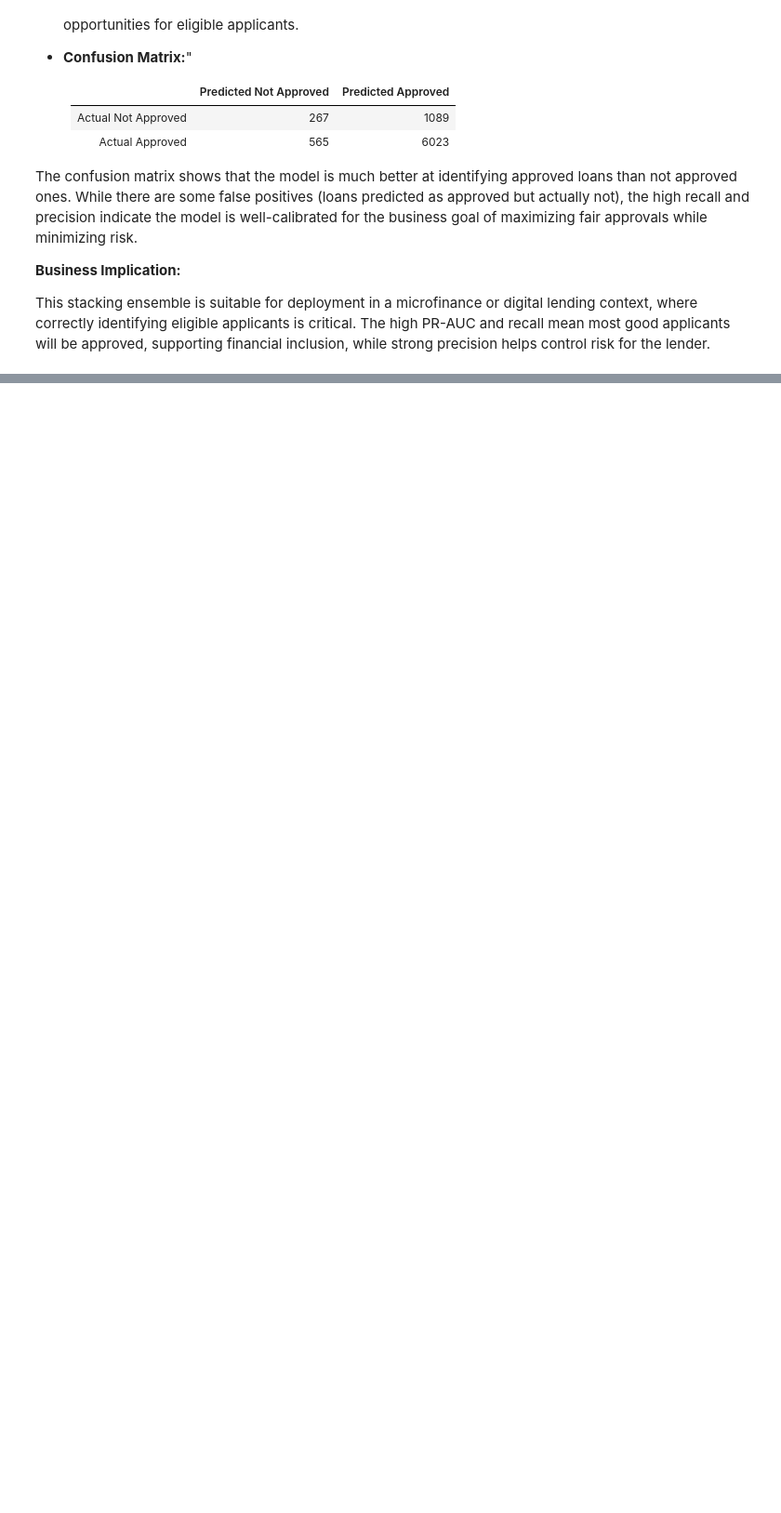
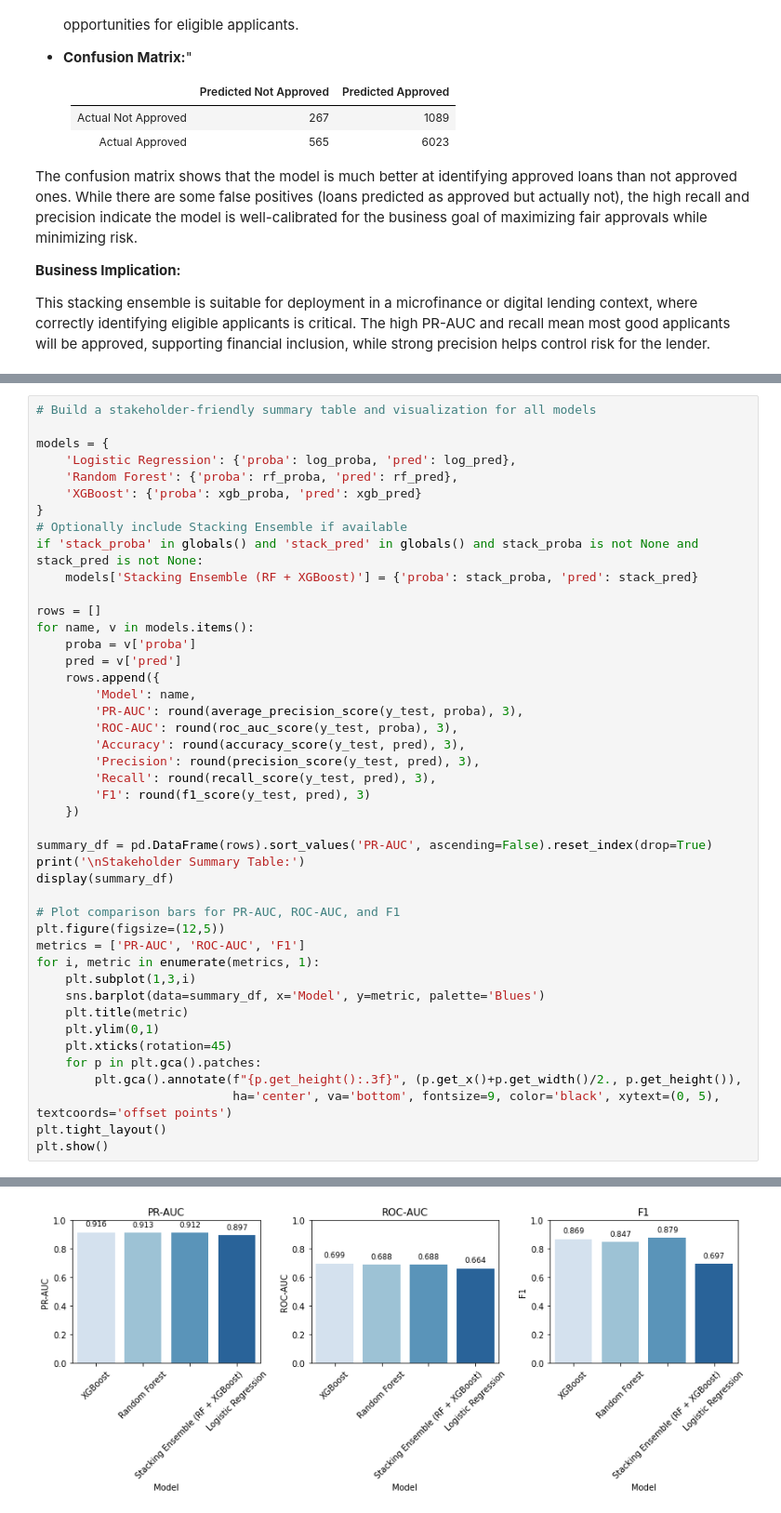
Before and after one commit to KweyuV/Digitizing-Loan-Approvals-for-Financial-Inclusion, a Jupyter notebook: Loan_approval_final.ipynb, the cells around one changed output, grey strips where cells are left out. Shown at 93% size. Drawn from its saved outputs; the diff is of its cells as text; blank space fills up the shorter version.

Commit message:
Add model comparison

```diff
--- a/Loan_approval_final.ipynb
+++ b/Loan_approval_final.ipynb
@@ -789,0 +799,45 @@ This stacking ensemble is suitable for deployment in a microfinance or digital l
+# %%
+# Build a stakeholder-friendly summary table and visualization for all models
+
+models = {
+    'Logistic Regression': {'proba': log_proba, 'pred': log_pred},
+    'Random Forest': {'proba': rf_proba, 'pred': rf_pred},
+    'XGBoost': {'proba': xgb_proba, 'pred': xgb_pred}
+}
+# Optionally include Stacking Ensemble if available
+if 'stack_proba' in globals() and 'stack_pred' in globals() and stack_proba is not None and stack_pred is not None:
+    models['Stacking Ensemble (RF + XGBoost)'] = {'proba': stack_proba, 'pred': stack_pred}
+
+rows = []
+for name, v in models.items():
+    proba = v['proba']
+    pred = v['pred']
+    rows.append({
+        'Model': name,
+        'PR-AUC': round(average_precision_score(y_test, proba), 3),
+        'ROC-AUC': round(roc_auc_score(y_test, proba), 3),
+        'Accuracy': round(accuracy_score(y_test, pred), 3),
+        'Precision': round(precision_score(y_test, pred), 3),
+        'Recall': round(recall_score(y_test, pred), 3),
+        'F1': round(f1_score(y_test, pred), 3)
+    })
+
+summary_df = pd.DataFrame(rows).sort_values('PR-AUC', ascending=False).reset_index(drop=True)
+print('\nStakeholder Summary Table:')
+display(summary_df)
+
+# Plot comparison bars for PR-AUC, ROC-AUC, and F1
+plt.figure(figsize=(12,5))
+metrics = ['PR-AUC', 'ROC-AUC', 'F1']
+for i, metric in enumerate(metrics, 1):
+    plt.subplot(1,3,i)
+    sns.barplot(data=summary_df, x='Model', y=metric, palette='Blues')
+    plt.title(metric)
+    plt.ylim(0,1)
+    plt.xticks(rotation=45)
+    for p in plt.gca().patches:
+        plt.gca().annotate(f"{p.get_height():.3f}", (p.get_x()+p.get_width()/2., p.get_height()),
+                           ha='center', va='bottom', fontsize=9, color='black', xytext=(0, 5), textcoords='offset points')
+plt.tight_layout()
+plt.show()
+# %% [output]
@@ -789,0 +850 @@ This stacking ensemble is suitable for deployment in a microfinance or digital l
+[figure, added]
```
Also changed, not shown: parts of 9 cells of this notebook.
